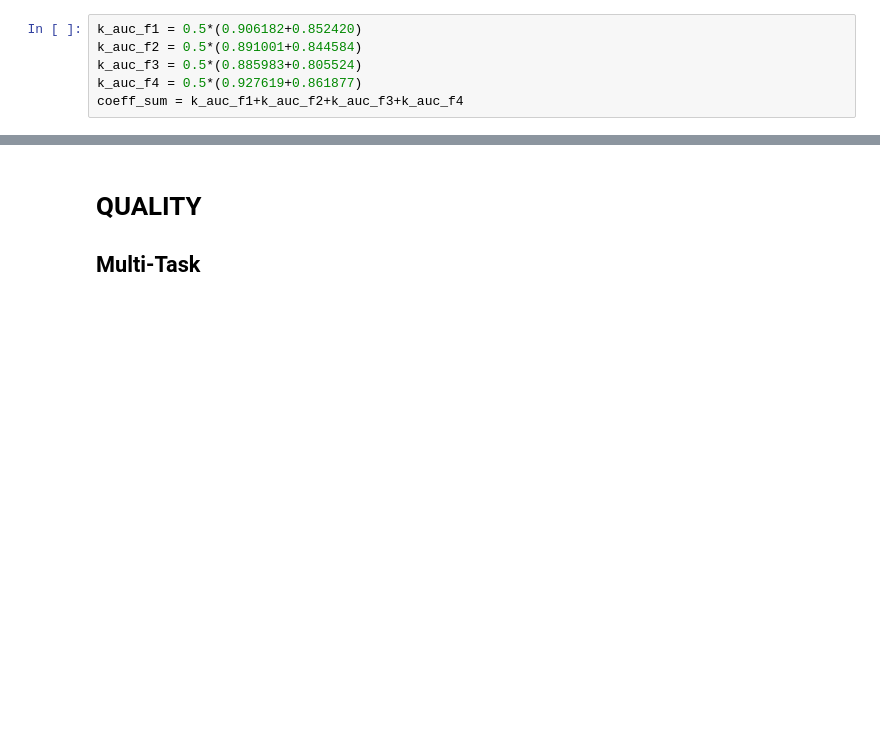
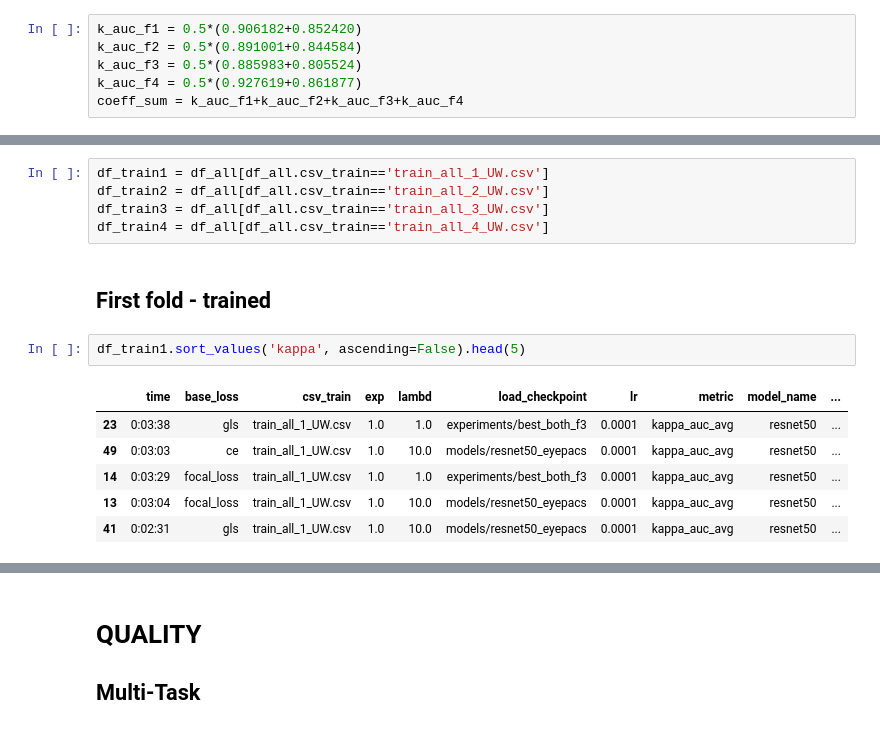
Before and after one commit to agaldran/deep_dr, a Jupyter notebook: analyze_csvs_FINAL.ipynb, the cells around one changed output, grey strips where cells are left out. Cells and saved outputs as stored; diff of their text form; blank space fills up the shorter version.

```diff
--- a/analyze_csvs_FINAL.ipynb
+++ b/analyze_csvs_FINAL.ipynb
@@ -316,0 +345,16 @@ print(coeff_f1,coeff_f2,coeff_f3,coeff_f4)
+# %%
+df_train1 = df_all[df_all.csv_train=='train_all_1_UW.csv']
+df_train2 = df_all[df_all.csv_train=='train_all_2_UW.csv']
+df_train3 = df_all[df_all.csv_train=='train_all_3_UW.csv']
+df_train4 = df_all[df_all.csv_train=='train_all_4_UW.csv']
+# %% [markdown]
+## First fold - trained
+# %%
+df_train1.sort_values('kappa', ascending=False).head(5)
+# %% [output]
+|  | time | base_loss | csv_train | exp | lambd | load_checkpoint | lr | metric | model_name | ... |
+| 23 | 0:03:38 | gls | train_all_1_UW.csv | 1.0 | 1.0 | experiments/best_both_f3 | 0.0001 | kappa_auc_avg | resnet50 | ... |
+| 49 | 0:03:03 | ce | train_all_1_UW.csv | 1.0 | 10.0 | models/resnet50_eyepacs | 0.0001 | kappa_auc_avg | resnet50 | ... |
+| 14 | 0:03:29 | focal_loss | train_all_1_UW.csv | 1.0 | 1.0 | experiments/best_both_f3 | 0.0001 | kappa_auc_avg | resnet50 | ... |
+| 13 | 0:03:04 | focal_loss | train_all_1_UW.csv | 1.0 | 10.0 | models/resnet50_eyepacs | 0.0001 | kappa_auc_avg | resnet50 | ... |
+| 41 | 0:02:31 | gls | train_all_1_UW.csv | 1.0 | 10.0 | models/resnet50_eyepacs | 0.0001 | kappa_auc_avg | resnet50 | ... |
```
Also changed, not shown: parts of 31 cells of this notebook, 1 other file.
